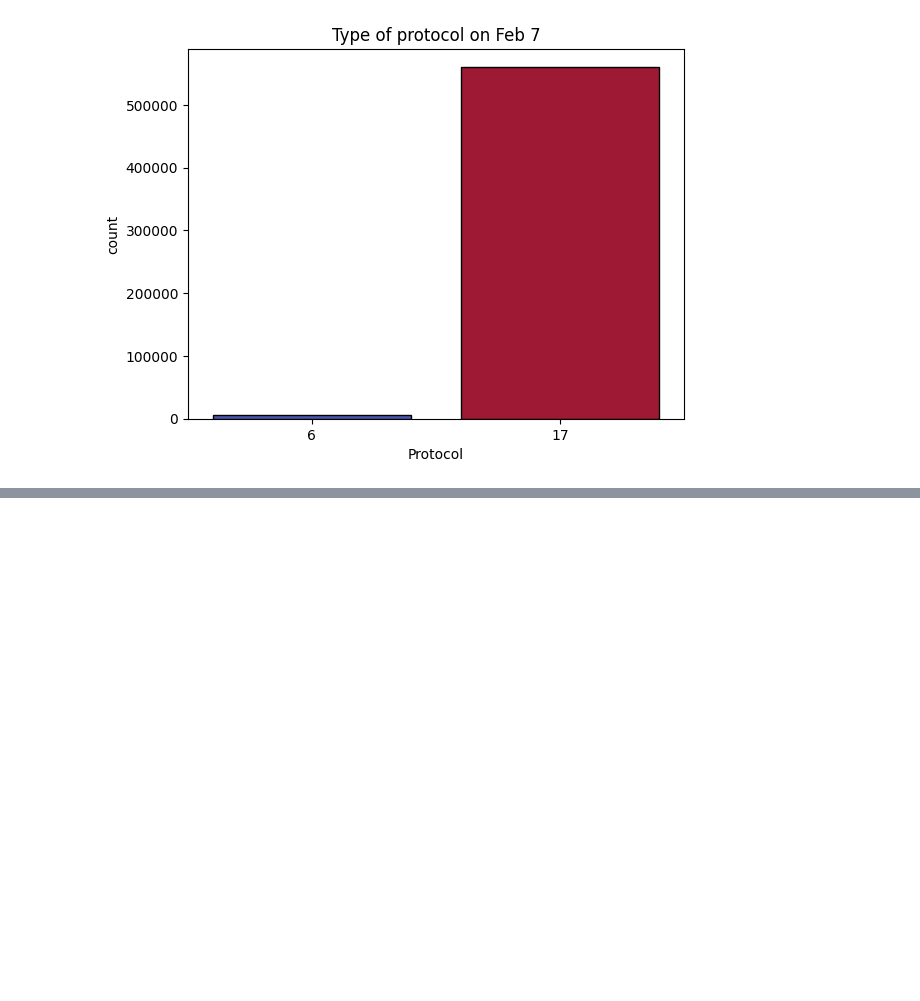
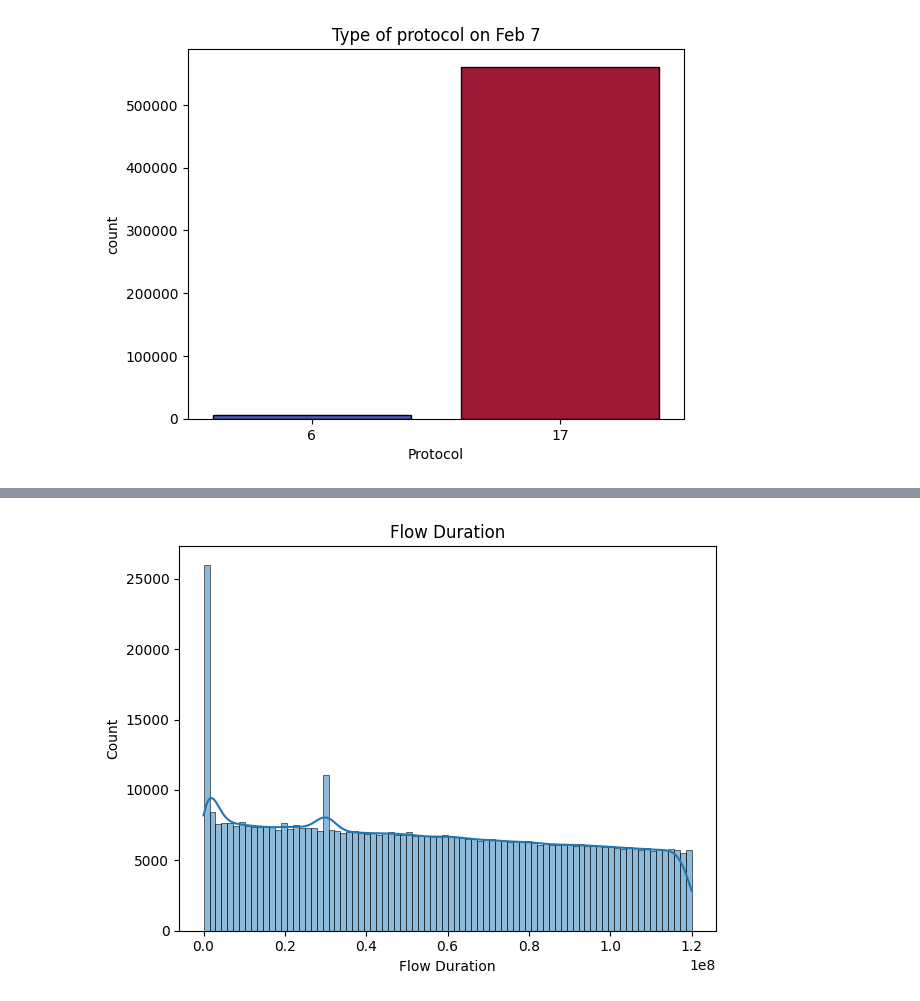
Before and after one commit to Totally-Kyle/The-CyberChase, a Jupyter notebook: EDA.ipynb, the cells around one changed output, grey strips where cells are left out. Saved outputs shown, nothing was run; the diff lists cells and outputs as text; code cells hidden in the pictures; blank space fills up the shorter version.

```diff
--- a/EDA.ipynb
+++ b/EDA.ipynb
@@ -145,0 +165,8 @@ plt.show()
+# %%
+ax = sns.histplot(Feb7, x="Flow Duration" , kde= True, edgecolor="black")
+#ax.set_yscale("log")
+plt.title("Flow Duration")
+plt.tight_layout()
+plt.show()
+# %% [output]
+[figure, added]
```
Also changed, not shown: parts of 5 cells of this notebook.
